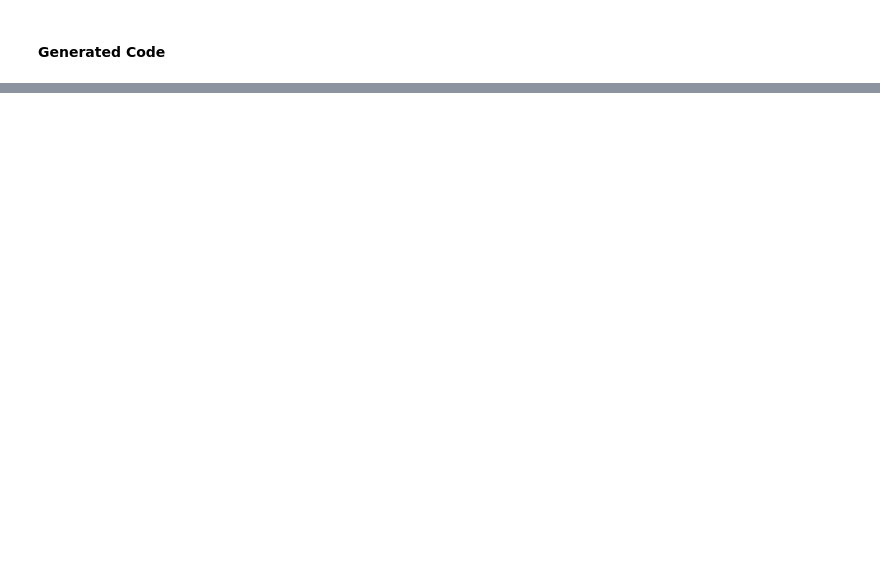
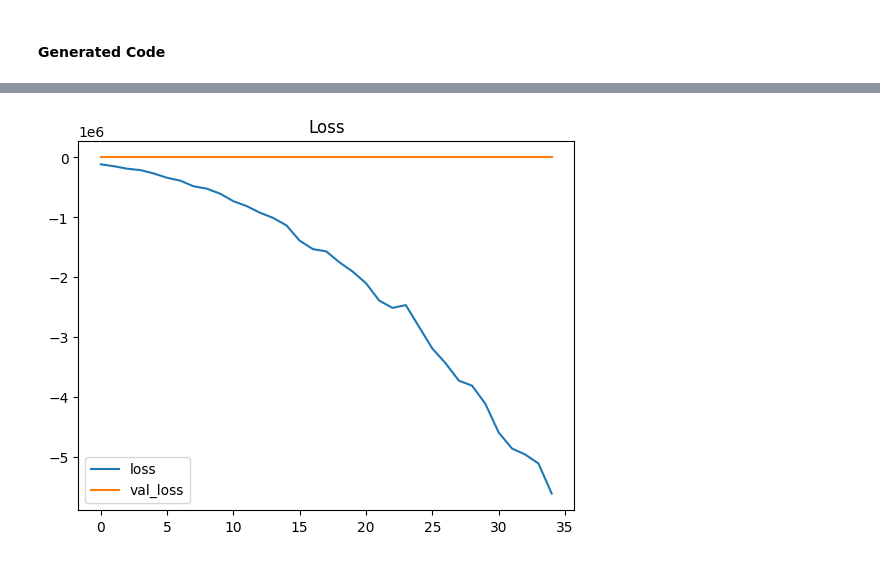
Before and after one commit to malliswar/gpt_mail, a Jupyter notebook: Shrimp_R3_final.ipynb, the cells around one changed output, grey strips where cells are left out. Saved outputs shown, nothing was run; the diff lists cells and outputs as text; code cells hidden in the pictures; blank space fills up the shorter version.

```diff
--- a/Shrimp_R3_final.ipynb
+++ b/Shrimp_R3_final.ipynb
@@ -249,0 +352,10 @@ model1.save('/content/drive/Shareddrives/Major_Project/shrimp_efficientnet_model
+# %%
+# Loss plot
+pd.DataFrame(modelfit.history)[['loss','val_loss']].plot()
+plt.title("Loss")
+plt.show()
+
+# Save the model (optional)
+model1.save('/content/shrimp_project/shrimp_efficientnet_model.h5')
+# %% [output]
+[figure, added]
```
Also changed, not shown: parts of 38 cells of this notebook.
